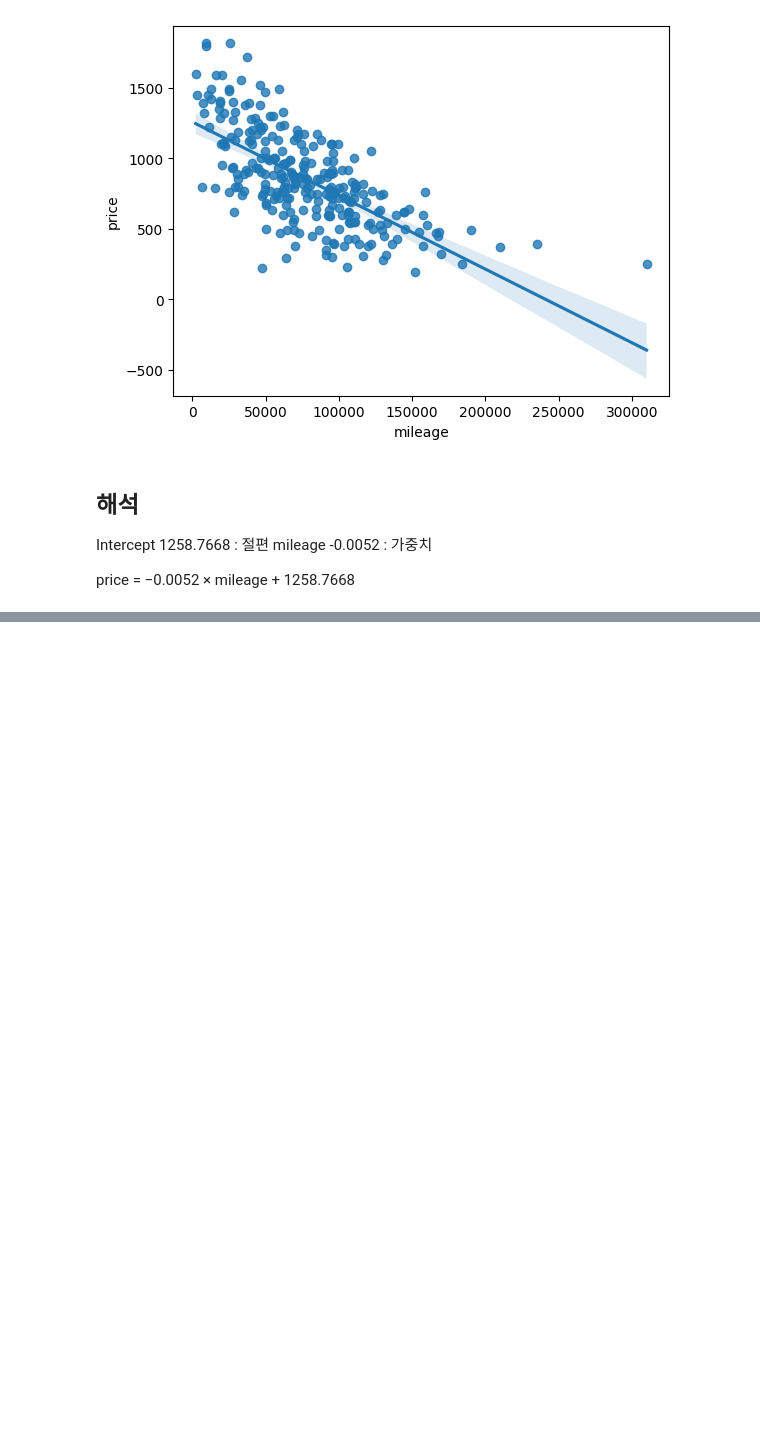
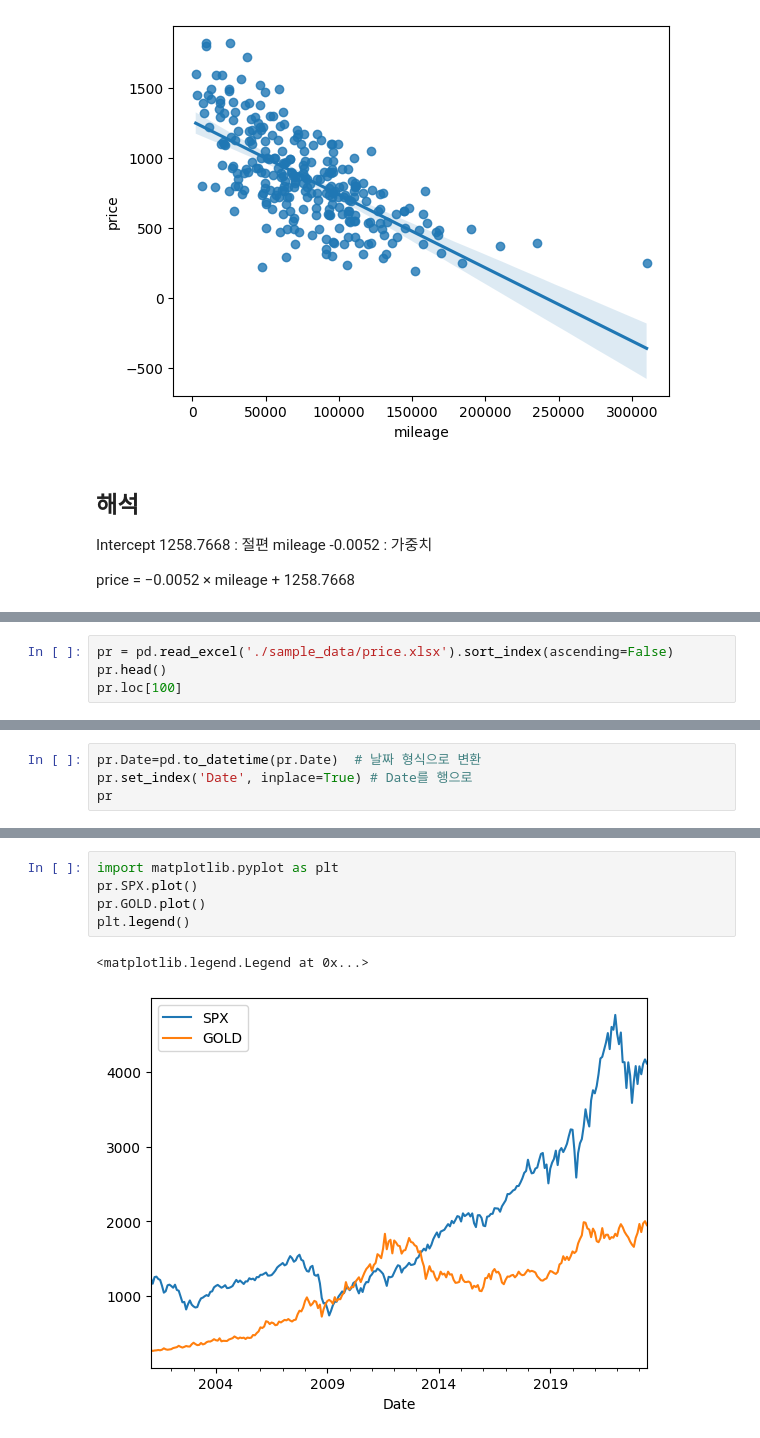
Before and after one commit to HYLee810/projectmanager, a Jupyter notebook: 유재명_강사_통계_실습_1.ipynb, the cells around one changed output, grey strips where cells are left out. Drawn from its saved outputs; the diff is of its cells as text; blank space fills up the shorter version.

```diff
--- a/유재명_강사_통계_실습_1.ipynb
+++ b/유재명_강사_통계_실습_1.ipynb
@@ -228,0 +490,4 @@ price = −0.0052 × mileage + 1258.7668
+# %%
+pr = pd.read_excel('./sample_data/price.xlsx').sort_index(ascending=False)
+pr.head()
+pr.loc[100]
@@ -228,0 +500,4 @@ price = −0.0052 × mileage + 1258.7668
+# %%
+pr.Date=pd.to_datetime(pr.Date)  # 날짜 형식으로 변환
+pr.set_index('Date', inplace=True) # Date를 행으로
+pr
@@ -228,0 +519,8 @@ price = −0.0052 × mileage + 1258.7668
+# %%
+import matplotlib.pyplot as plt
+pr.SPX.plot()
+pr.GOLD.plot()
+plt.legend()
+# %% [output]
+<matplotlib.legend.Legend at 0x...>
+[figure, added]
```
Also changed, not shown: parts of 41 cells of this notebook.
